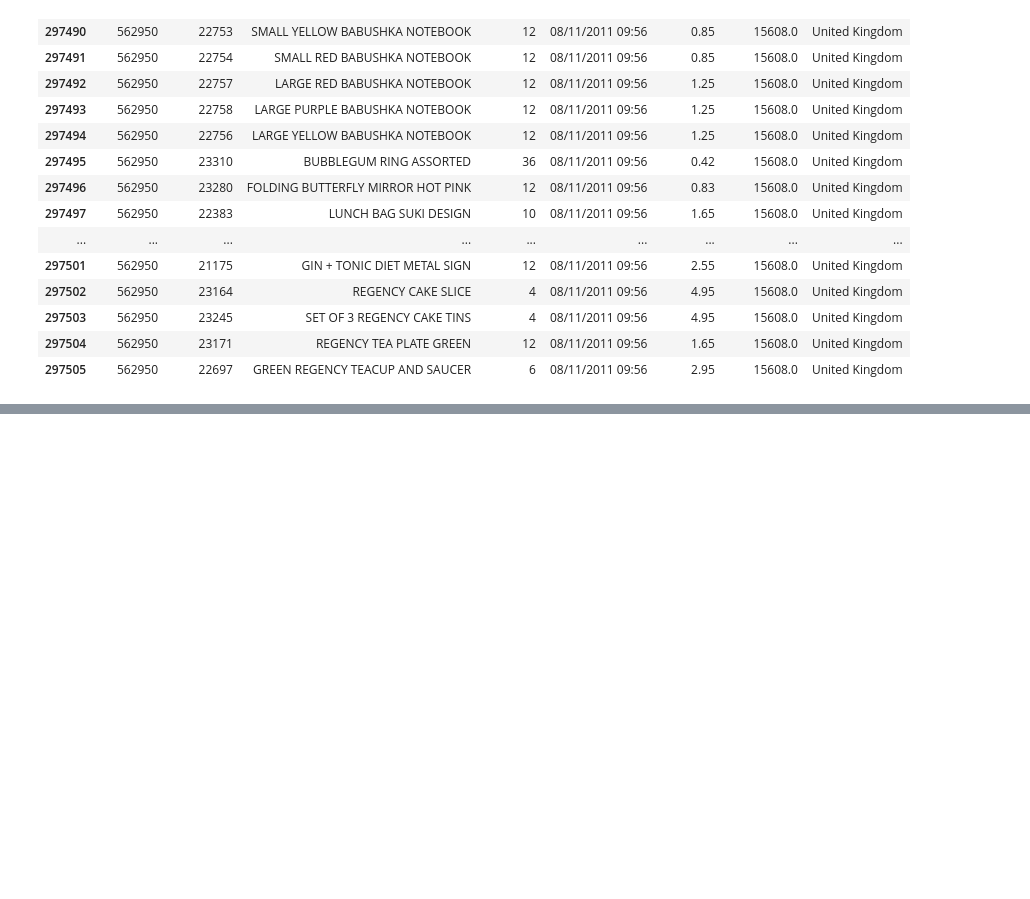
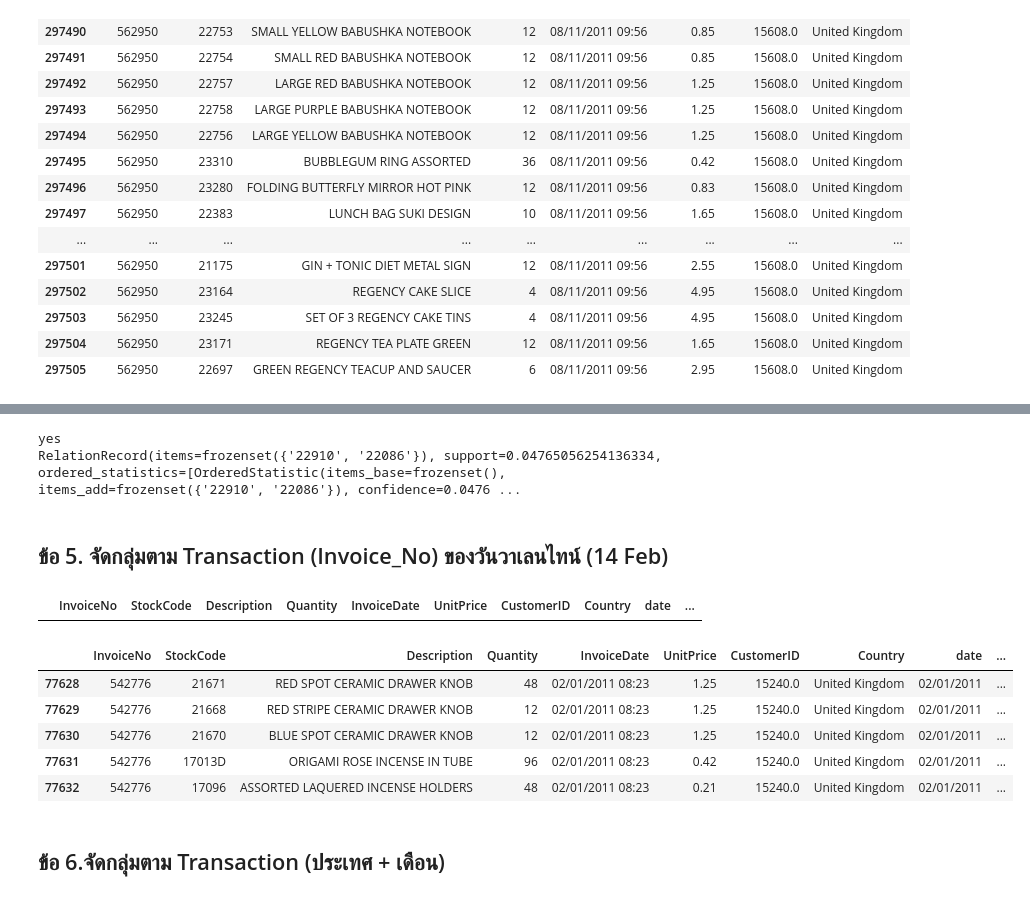
Before and after one commit to Ratchanontt/BSC_DPDM23, a Jupyter notebook: Frequent_Patterns_(Association_Rules).ipynb, the cells around one changed output, grey strips where cells are left out. Saved outputs shown, nothing was run; the diff lists cells and outputs as text; code cells hidden in the pictures; blank space fills up the shorter version.

```diff
--- a/Frequent_Patterns_(Association_Rules).ipynb
+++ b/Frequent_Patterns_(Association_Rules).ipynb
@@ -251,0 +547,14 @@ data[data['InvoiceNo']=='562950']
+# %%
+min_sup = 0.04
+frequentItemsetsC_N_EU= list(apriori(transactionsC_N_EU,min_support = min_sup))
+for i in frequentItemsetsC_N_EU:
+    if i[0].__len__()>1:
+        print('yes')
+        print(i)
+# %% [output]
+yes
+RelationRecord(items=frozenset({'22910', '22086'}), support=0.04765056254136334, ordered_statistics=[OrderedStatistic(items_base=frozenset(), items_add=frozenset({'22910', '22086'}), confidence=0.0476 ...
+# %% [markdown]
+## ข้อ 5. จัดกลุ่มตาม Transaction (Invoice_No) ของวันวาเลนไทน์ (14 Feb)
+# %%
+M14_data = data_test[(data_test['month']==2)]
@@ -251,0 +563,15 @@ data[data['InvoiceNo']=='562950']
+# %%
+M14_data[(M14_data['day']==14)]
+# %% [output]
+|  | InvoiceNo | StockCode | Description | Quantity | InvoiceDate | UnitPrice | CustomerID | Country | date | ... |
+# %%
+M14_data.head()
+# %% [output]
+|  | InvoiceNo | StockCode | Description | Quantity | InvoiceDate | UnitPrice | CustomerID | Country | date | ... |
+| 77628 | 542776 | 21671 | RED SPOT CERAMIC DRAWER KNOB | 48 | 02/01/2011 08:23 | 1.25 | 15240.0 | United Kingdom | 02/01/2011 | ... |
+| 77629 | 542776 | 21668 | RED STRIPE CERAMIC DRAWER KNOB | 12 | 02/01/2011 08:23 | 1.25 | 15240.0 | United Kingdom | 02/01/2011 | ... |
+| 77630 | 542776 | 21670 | BLUE SPOT CERAMIC DRAWER KNOB | 12 | 02/01/2011 08:23 | 1.25 | 15240.0 | United Kingdom | 02/01/2011 | ... |
+| 77631 | 542776 | 17013D | ORIGAMI ROSE INCENSE IN TUBE | 96 | 02/01/2011 08:23 | 0.42 | 15240.0 | United Kingdom | 02/01/2011 | ... |
+| 77632 | 542776 | 17096 | ASSORTED LAQUERED INCENSE HOLDERS | 48 | 02/01/2011 08:23 | 0.21 | 15240.0 | United Kingdom | 02/01/2011 | ... |
+# %% [markdown]
+## ข้อ 6.จัดกลุ่มตาม Transaction (ประเทศ + เดือน)
```
Also changed, not shown: parts of 74 cells of this notebook.
